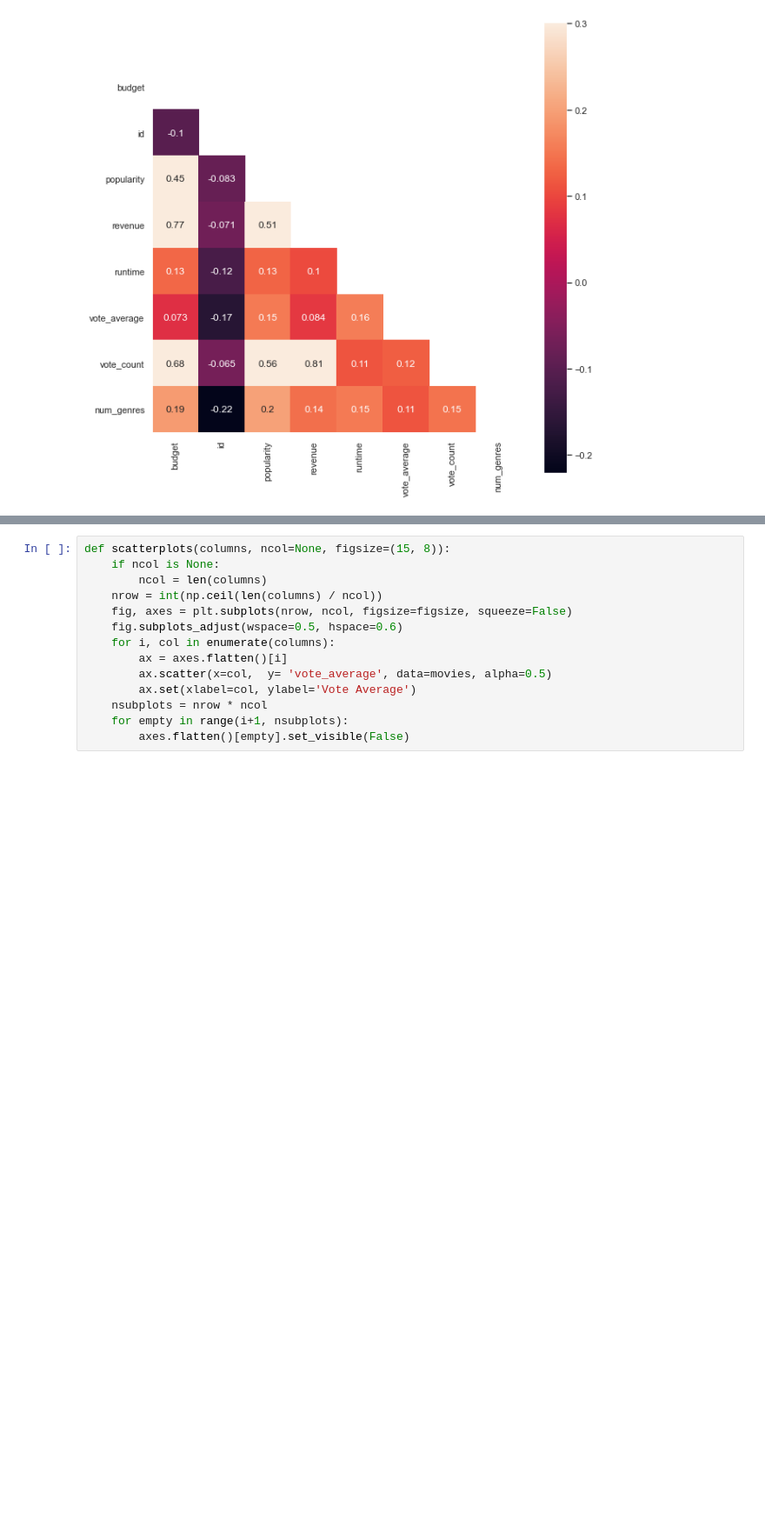
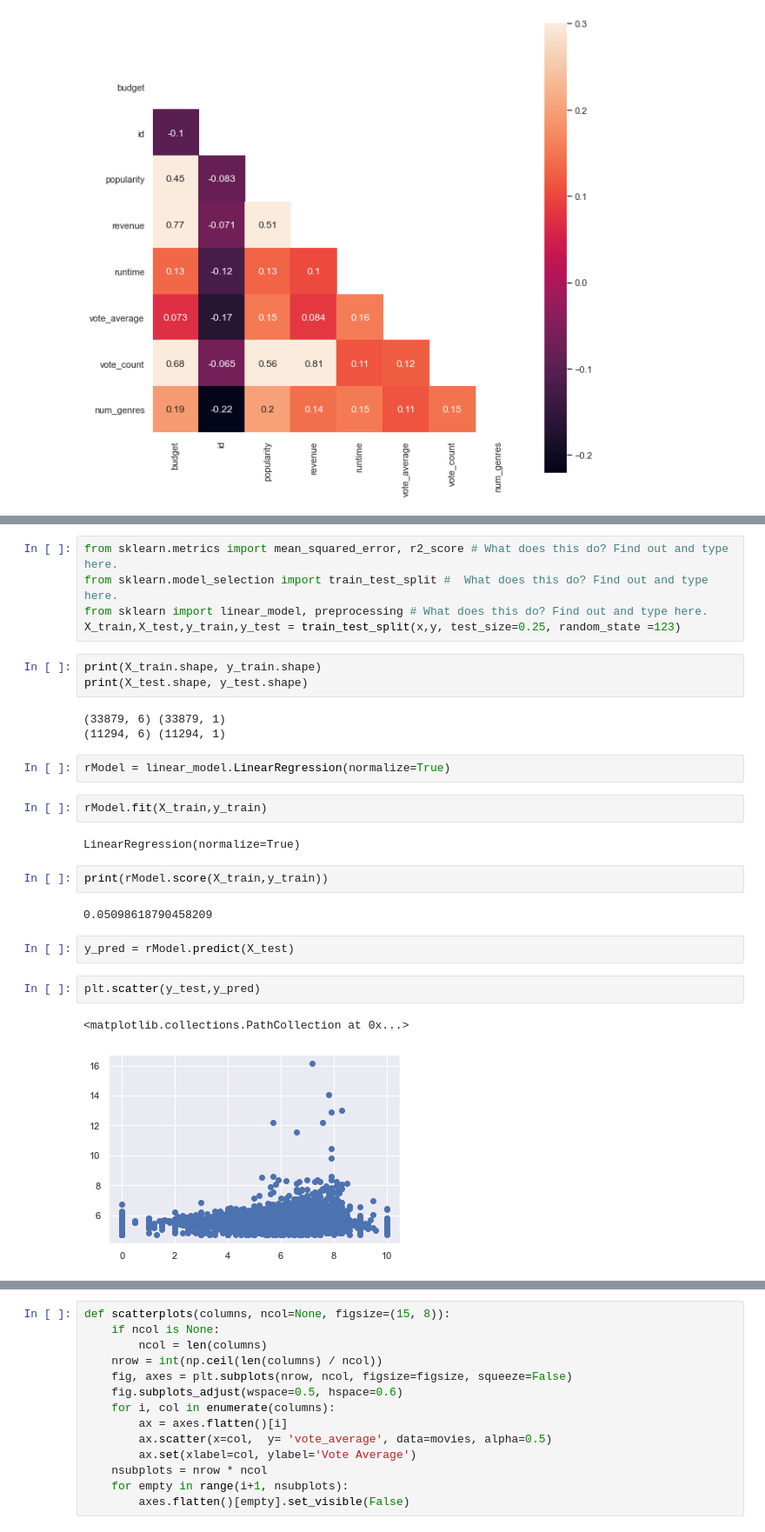
Before and after one commit to sathwikkes/Movie-Recommender-System, a Jupyter notebook: moviedataproject.ipynb, the cells around one changed output, grey strips where cells are left out. Shown at 87% size. Cells and saved outputs as stored; diff of their text form; blank space fills up the shorter version.

Commit message:
tried linear regression,decision tree classifier, merge on the way

```diff
--- a/moviedataproject.ipynb
+++ b/moviedataproject.ipynb
@@ -858,0 +920,28 @@ with sns.axes_style('white'):
+# %%
+from sklearn.metrics import mean_squared_error, r2_score # What does this do? Find out and type here.
+from sklearn.model_selection import train_test_split #  What does this do? Find out and type here.
+from sklearn import linear_model, preprocessing # What does this do? Find out and type here.
+X_train,X_test,y_train,y_test = train_test_split(x,y, test_size=0.25, random_state =123)
+# %%
+print(X_train.shape, y_train.shape)
+print(X_test.shape, y_test.shape)
+# %% [output]
+(33879, 6) (33879, 1)
+(11294, 6) (11294, 1)
+# %%
+rModel = linear_model.LinearRegression(normalize=True)
+# %%
+rModel.fit(X_train,y_train)
+# %% [output]
+LinearRegression(normalize=True)
+# %%
+print(rModel.score(X_train,y_train))
+# %% [output]
+0.05098618790458209
+# %%
+y_pred = rModel.predict(X_test)
+# %%
+plt.scatter(y_test,y_pred)
+# %% [output]
+<matplotlib.collections.PathCollection at 0x...>
+[figure, added]
```
Also changed, not shown: parts of 11 cells of this notebook.
